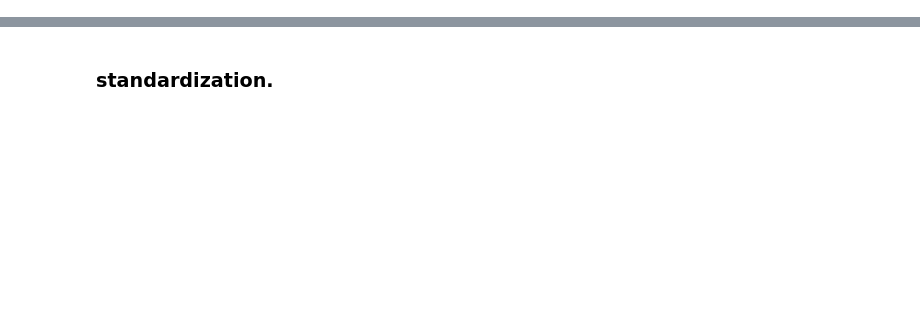
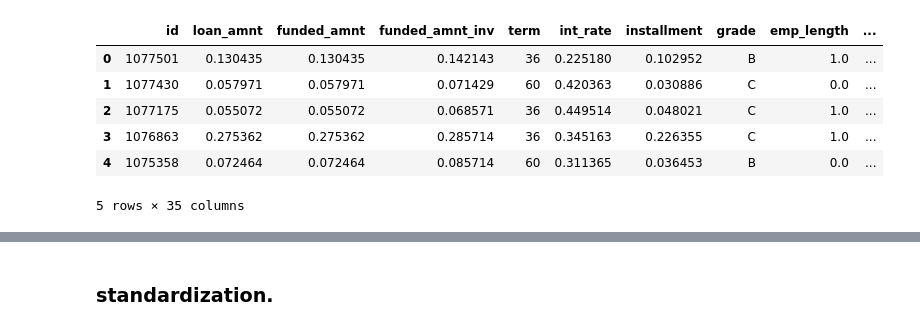
Before and after one commit to sanjogh777/Project1, a Jupyter notebook: Machine Learning/ML Model.ipynb, the cells around one changed output, grey strips where cells are left out. Cells and saved outputs as stored; diff of their text form; code cells hidden in the pictures; blank space fills up the shorter version.

```diff
--- a/Machine Learning/ML Model.ipynb
+++ b/Machine Learning/ML Model.ipynb
@@ -55,24 +38,7 @@ loan4.describe()
-# %%
-loan4['delinq_2yrs_cat'] = 'no'
-loan4.loc[loan4['delinq_2yrs']> 0,'delinq_2yrs_cat'] = 'yes'
-
-loan4['inq_last_6mths_cat'] = 'no'
-loan4.loc[loan4['inq_last_6mths']> 0,'inq_last_6mths_cat'] = 'yes'
-
-loan4['rec_late_fee'] = 'no'
-loan4.loc[loan4['total_rec_late_fee']> 0,'rec_late_fee'] = 'yes'
-
-loan4['recoveries_cat'] = 'no'
-loan4.loc[loan4['recoveries']> 0,'recoveries_cat'] = 'yes'
-
-loan4['collection_recovery_fee_cat'] = 'no'
-loan4.loc[loan4['collection_recovery_fee']> 0,'collection_recovery_fee_cat'] = 'yes'
-
-loan4['pub_rec_cat'] = 'no'
-loan4.loc[loan4['recoveries']> 0,'recoveries_cat'] = 'yes'
-# %%
-loan4['pub_rec_cat'] = 'no'
-loan4.loc[loan4['pub_rec']> 0,'pub_rec_cat'] = 'yes'
+# %%
+loan4['term'] = loan4['term'].apply(str)
+# %%
+loan4.drop('addr_state', axis = 1, inplace = True)
 # %%
 loan4.info()
 # %% [output]
@@ -95,0 +64,13 @@ memory usage: 243.7+ MB
+# %%
+scaler = MinMaxScaler()
+transform = ['loan_amnt','funded_amnt','funded_amnt_inv','int_rate','installment','emp_length','annual_inc','dti','open_acc','revol_bal','revol_util','total_acc','out_prncp','out_prncp_inv','total_pymnt','total_pymnt_inv','total_rec_prncp','total_rec_int','last_pymnt_amnt','tot_cur_bal','total_rev_hi_lim']
+loan4[transform] = scaler.fit_transform(loan4[transform])
+loan4.head()
+# %% [output]
+|  | id | loan_amnt | funded_amnt | funded_amnt_inv | term | int_rate | installment | grade | emp_length | ... |
+| 0 | 1077501 | 0.130435 | 0.130435 | 0.142143 | 36 | 0.225180 | 0.102952 | B | 1.0 | ... |
+| 1 | 1077430 | 0.057971 | 0.057971 | 0.071429 | 60 | 0.420363 | 0.030886 | C | 0.0 | ... |
+| 2 | 1077175 | 0.055072 | 0.055072 | 0.068571 | 36 | 0.449514 | 0.048021 | C | 1.0 | ... |
+| 3 | 1076863 | 0.275362 | 0.275362 | 0.285714 | 36 | 0.345163 | 0.226355 | C | 1.0 | ... |
+| 4 | 1075358 | 0.072464 | 0.072464 | 0.085714 | 60 | 0.311365 | 0.036453 | B | 0.0 | ... |
+5 rows × 35 columns
```
Also changed, not shown: parts of 35 cells of this notebook, 1 other file.
